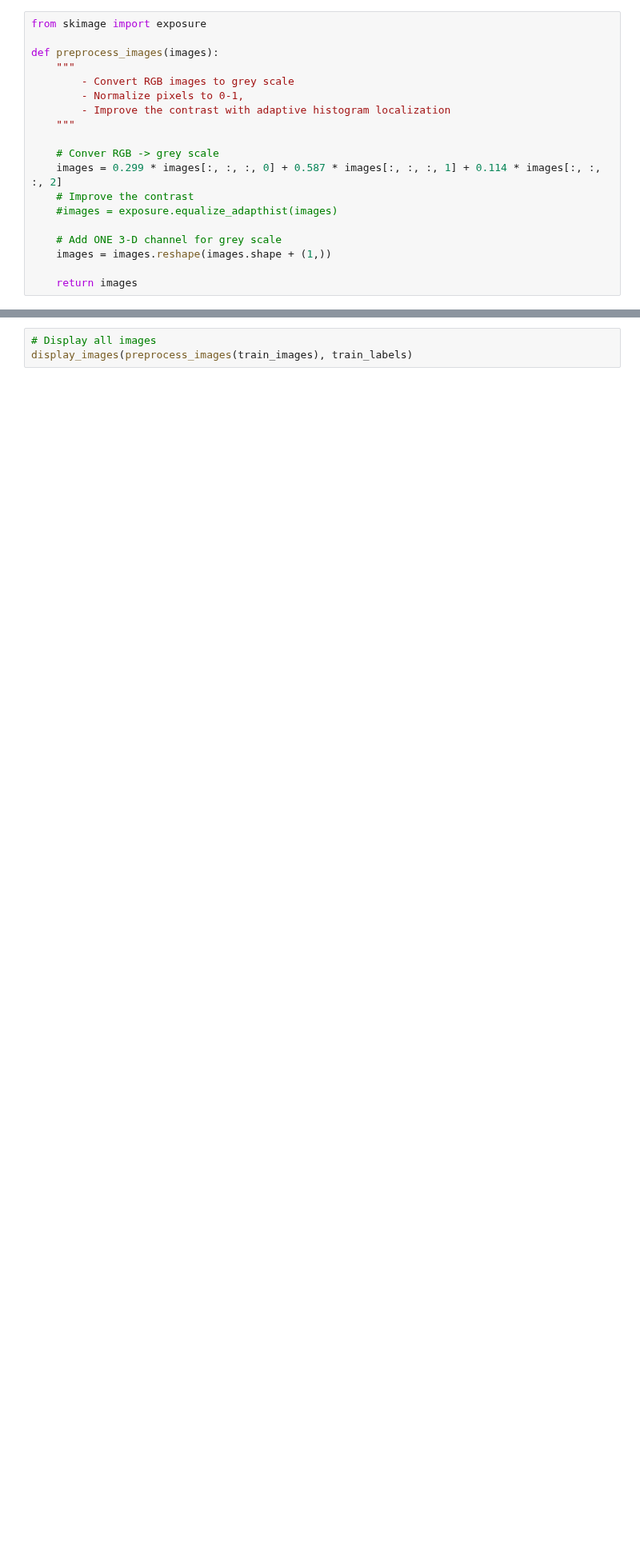
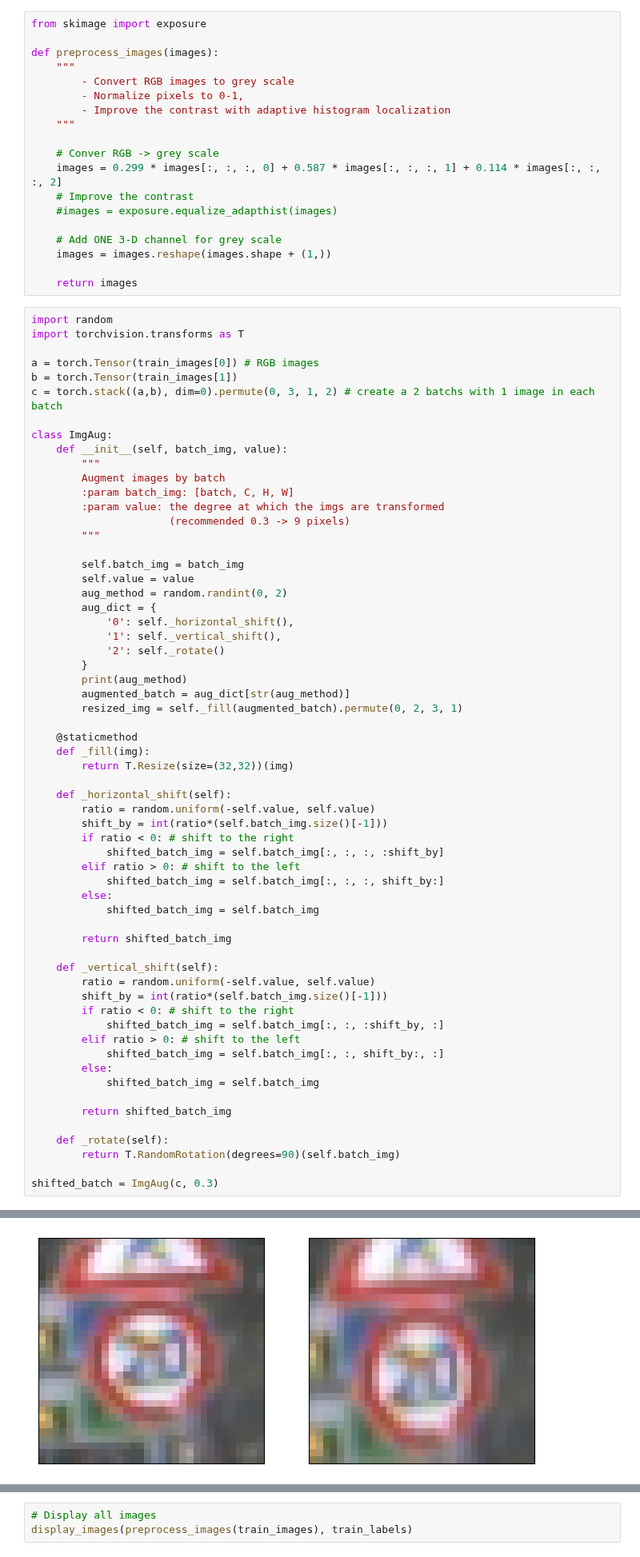
Before and after one commit to isthatm/TrafficSignClassification, a Jupyter notebook: src/DL_traffic_sign.ipynb, the cells around one changed output, grey strips where cells are left out. Shown at 80% size. Cells and saved outputs as stored; diff of their text form; blank space fills up the shorter version.

Commit message:
new data augmentation method

```diff
--- a/src/DL_traffic_sign.ipynb
+++ b/src/DL_traffic_sign.ipynb
@@ -284,3 +281,65 @@ def preprocess_images(images):
     images = images.reshape(images.shape + (1,))
 
     return images
+# %%
+import random
+import torchvision.transforms as T
+
+a = torch.Tensor(train_images[0]) # RGB images
+b = torch.Tensor(train_images[1])
+c = torch.stack((a,b), dim=0).permute(0, 3, 1, 2) # create a 2 batchs with 1 image in each batch
+
+class ImgAug:
+    def __init__(self, batch_img, value):
+        """
+        Augment images by batch
+        :param batch_img: [batch, C, H, W]
+        :param value: the degree at which the imgs are transformed
+                      (recommended 0.3 -> 9 pixels)
+        """
+
+        self.batch_img = batch_img
+        self.value = value
+        aug_method = random.randint(0, 2)
+        aug_dict = {
+            '0': self._horizontal_shift(),
+            '1': self._vertical_shift(),
+            '2': self._rotate()
+        }
+        print(aug_method)
+        augmented_batch = aug_dict[str(aug_method)]
+        resized_img = self._fill(augmented_batch).permute(0, 2, 3, 1)
+
+    @staticmethod
+    def _fill(img):
+        return T.Resize(size=(32,32))(img)
+
+    def _horizontal_shift(self):
+        ratio = random.uniform(-self.value, self.value)
+        shift_by = int(ratio*(self.batch_img.size()[-1]))
+        if ratio < 0: # shift to the right
+            shifted_batch_img = self.batch_img[:, :, :, :shift_by]
+        elif ratio > 0: # shift to the left
+            shifted_batch_img = self.batch_img[:, :, :, shift_by:]
+        else:
+            shifted_batch_img = self.batch_img
+
+        return shifted_batch_img
+
+    def _vertical_shift(self):
+        ratio = random.uniform(-self.value, self.value)
+        shift_by = int(ratio*(self.batch_img.size()[-1]))
+        if ratio < 0: # shift to the right
+            shifted_batch_img = self.batch_img[:, :, :shift_by, :]
+        elif ratio > 0: # shift to the left
+            shifted_batch_img = self.batch_img[:, :, shift_by:, :]
+        else:
+            shifted_batch_img = self.batch_img
+
+        return shifted_batch_img
+
+    def _rotate(self):
+        return T.RandomRotation(degrees=90)(self.batch_img)
+
+shifted_batch = ImgAug(c, 0.3)
+# %% [output]
@@ -287,3 +347,4 @@ def preprocess_images(images):
+[figure, added]
 # %%
 a = train_images[0]
 # print(a.shape)
```
Also changed, not shown: parts of 6 cells of this notebook.
